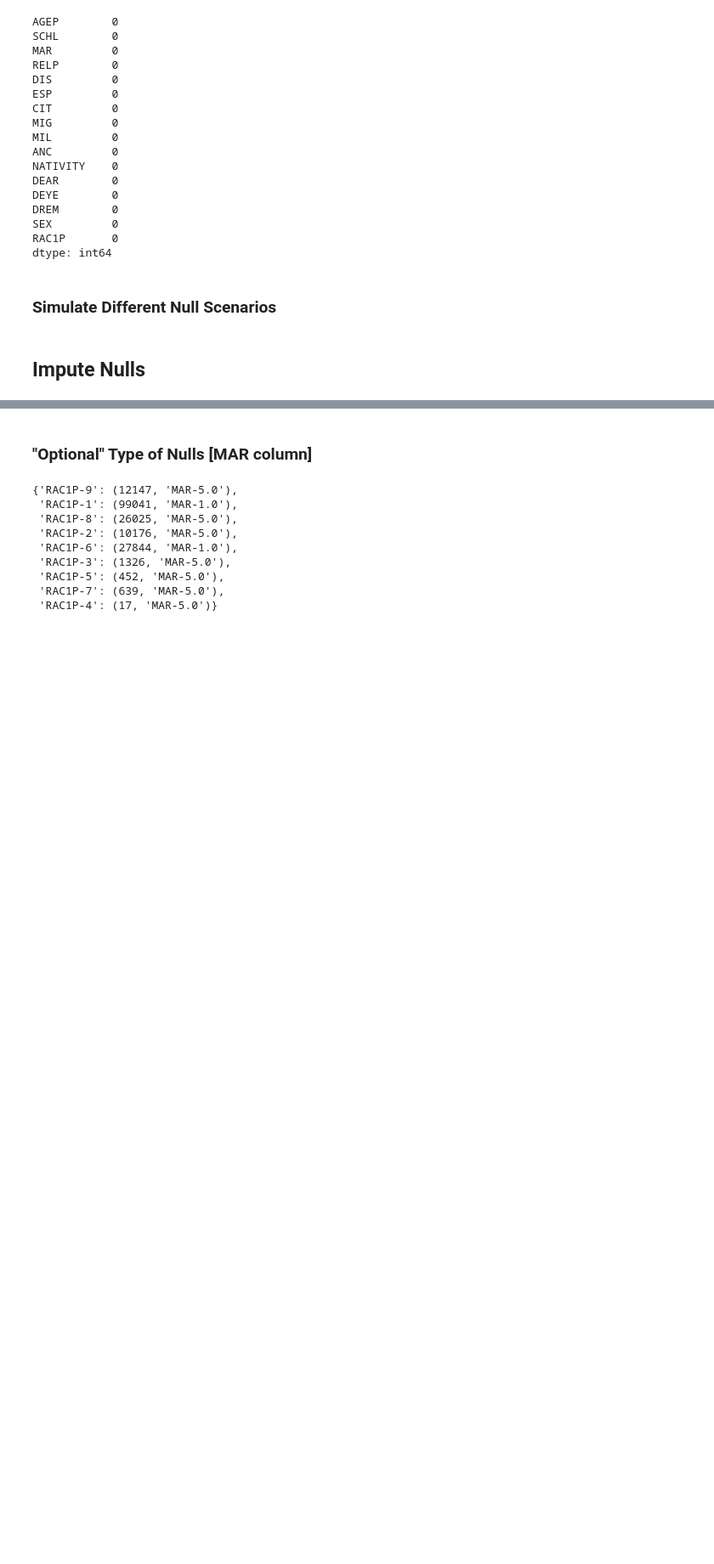
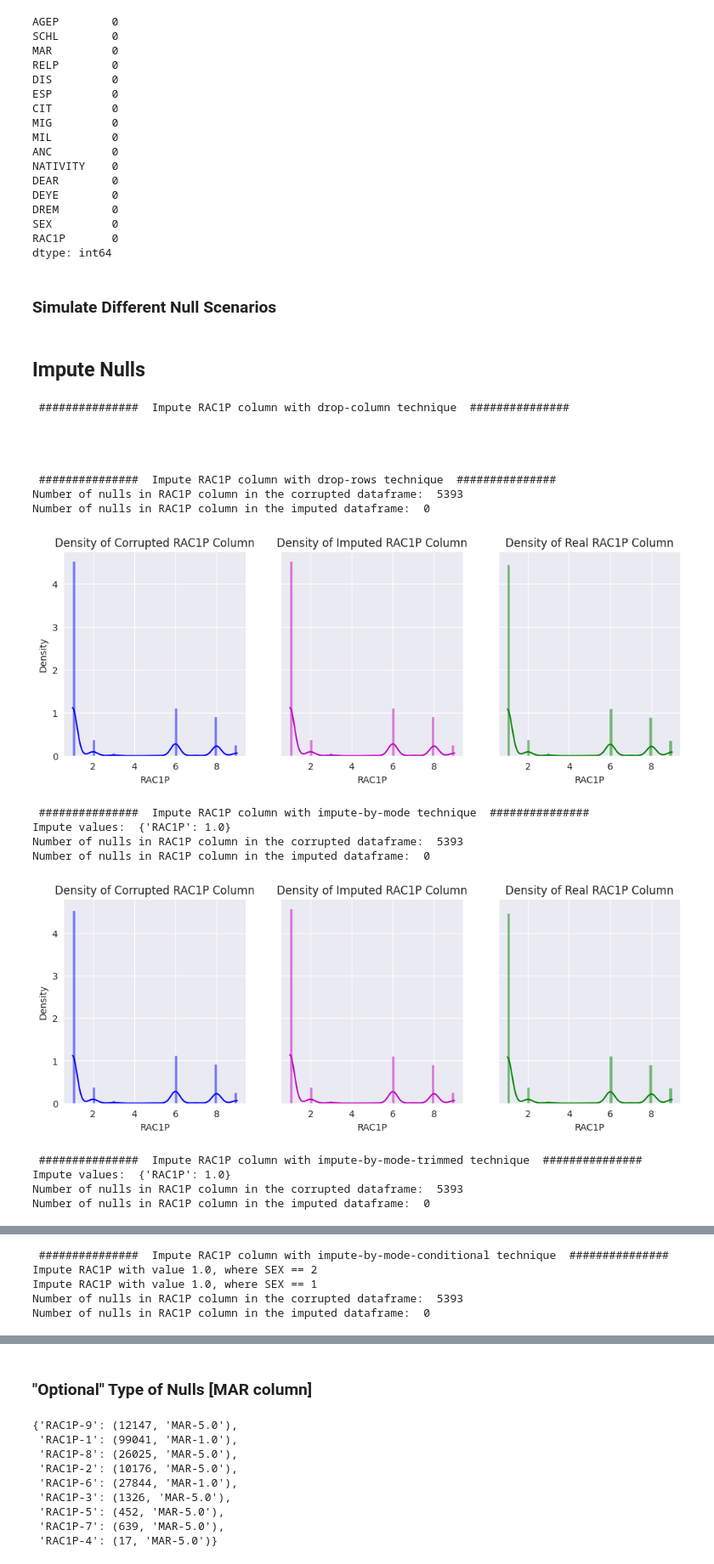
Before and after one commit to FalaahArifKhan/RAI-summer-stability, a Jupyter notebook: examples/Preprocessing_Techniques_Part1.ipynb, the cells around one changed output, grey strips where cells are left out. Shown at 85% size. Drawn from its saved outputs; the diff is of its cells as text; code cells hidden in the pictures; blank space fills up the shorter version.

```diff
--- a/examples/Preprocessing_Techniques_Part1.ipynb
+++ b/examples/Preprocessing_Techniques_Part1.ipynb
@@ -258,22 +258,40 @@ corrupted_data_RAC1P = simulate_scenario(X_data, simulated_scenarios_dict['RAC1P
 # %%
 def impute_with_all_techniques(corrupted_data, target_column, column_type, enable_plots=True, real_data=X_data):
     if column_type == "categorical":
-        how_to_list = ["drop-column", "drop-rows", "impute-by-mode", "impute-by-mode-trimmed",
-                       "impute-by-mode-conditional", "impute-by-mode-trimmed-conditional"]
-        # how_to_list = ["impute-by-mode-conditional", "impute-by-mode-trimmed-conditional"]
+        how_to_list = ["drop-column", "drop-rows", "impute-by-mode", "impute-by-mode-trimmed", "impute-by-mode-conditional"]
     elif column_type == "numerical":
         how_to_list = ["drop-column", "drop-rows",
                        "impute-by-mean", "impute-by-mean-trimmed", "impute-by-mean-conditional",
                        "impute-by-median", "impute-by-median-trimmed", "impute-by-median-conditional",]
     else:
         raise ValueError("Incorrect input column_type. It must be in ('categorical', 'numerical')")
 
     imputed_data_dict = dict()
+    condition_column = "RAC1P" if target_column != "RAC1P" else "SEX"
     for how_to in how_to_list:
         print("\n" * 4, "#" * 15, f" Impute {target_column} column with {how_to} technique ", "#" * 15)
-        imputed_data = handle_df_nulls(corrupted_data, how_to, condition_column="RAC1P", column_names=[target_column])
+        imputed_data = handle_df_nulls(corrupted_data, how_to, condition_column=condition_column, column_names=[target_column])
         imputed_data_dict[how_to] = imputed_data
         if enable_plots and how_to != "drop-column":
             imputed_nulls_analysis(real_data, imputed_data, corrupted_data, target_col=target_column)
 
     return imputed_data_dict
+# %% [output]
+ ###############  Impute RAC1P column with drop-column technique  ###############
+
+
+
+
+ ###############  Impute RAC1P column with drop-rows technique  ###############
+Number of nulls in RAC1P column in the corrupted dataframe:  5393
+Number of nulls in RAC1P column in the imputed dataframe:  0
+[figure, added]
+ ###############  Impute RAC1P column with impute-by-mode technique  ###############
+Impute values:  {'RAC1P': 1.0}
+Number of nulls in RAC1P column in the corrupted dataframe:  5393
+Number of nulls in RAC1P column in the imputed dataframe:  0
+[figure, added]
+ ###############  Impute RAC1P column with impute-by-mode-trimmed technique  ###############
+Impute values:  {'RAC1P': 1.0}
+Number of nulls in RAC1P column in the corrupted dataframe:  5393
+Number of nulls in RAC1P column in the imputed dataframe:  0
@@ -279,0 +299,5 @@ def impute_with_all_techniques(corrupted_data, target_column, column_type, enabl
+ ###############  Impute RAC1P column with impute-by-mode-conditional technique  ###############
+Impute RAC1P with value 1.0, where SEX == 2
+Impute RAC1P with value 1.0, where SEX == 1
+Number of nulls in RAC1P column in the corrupted dataframe:  5393
+Number of nulls in RAC1P column in the imputed dataframe:  0
```
Also changed, not shown: parts of 2 cells of this notebook.
